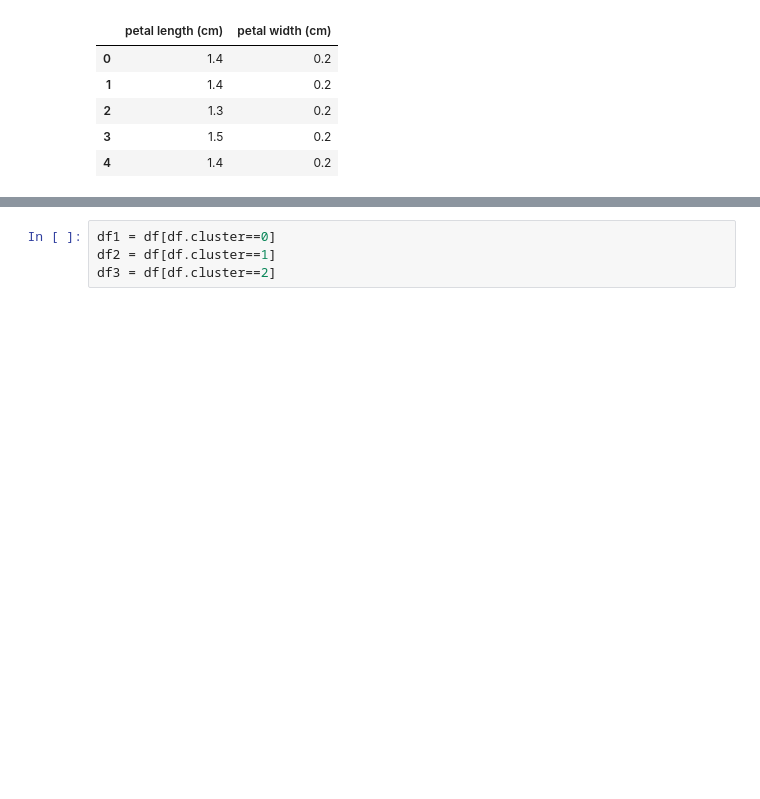
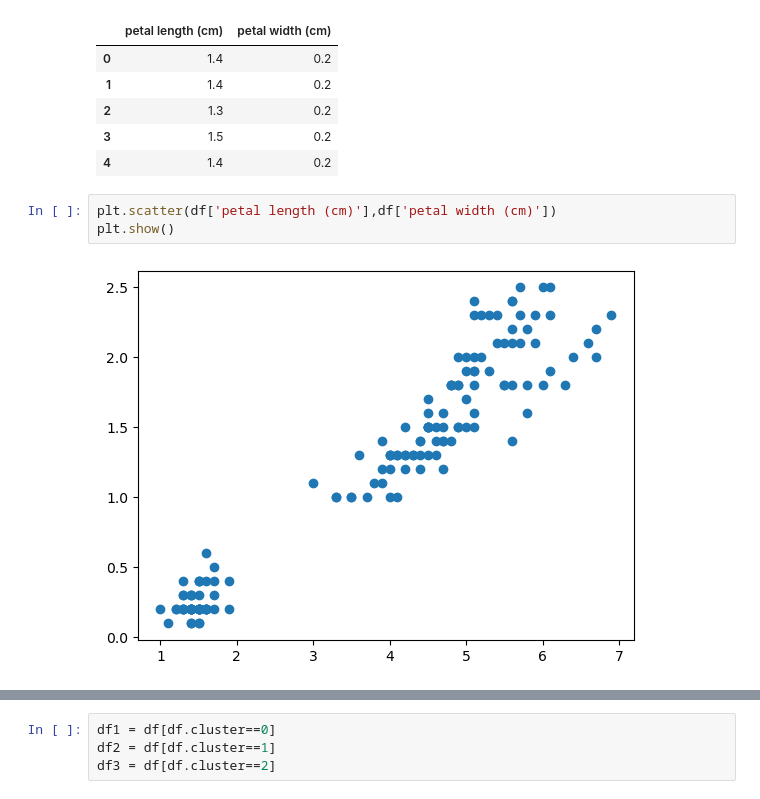
Before and after one commit to GUNTIKALYAN/ML_ALGORITHMS, a Jupyter notebook: K_means/1-kmeans_clustering.ipynb, the cells around one changed output, grey strips where cells are left out. Saved outputs shown, nothing was run; the diff lists cells and outputs as text; blank space fills up the shorter version.

Commit message:
Implemented scatter plot on the petal length and width

```diff
--- a/K_means/1-kmeans_clustering.ipynb
+++ b/K_means/1-kmeans_clustering.ipynb
@@ -43,6 +43,11 @@ df.head()
 | 2 | 1.3 | 0.2 |
 | 3 | 1.5 | 0.2 |
 | 4 | 1.4 | 0.2 |
+# %%
+plt.scatter(df['petal length (cm)'],df['petal width (cm)'])
+plt.show()
+# %% [output]
+[figure, added]
 # %%
 km = KMeans(n_clusters=3)
 yp = km.fit_predict(df)
```
Also changed, not shown: parts of 5 cells of this notebook.
